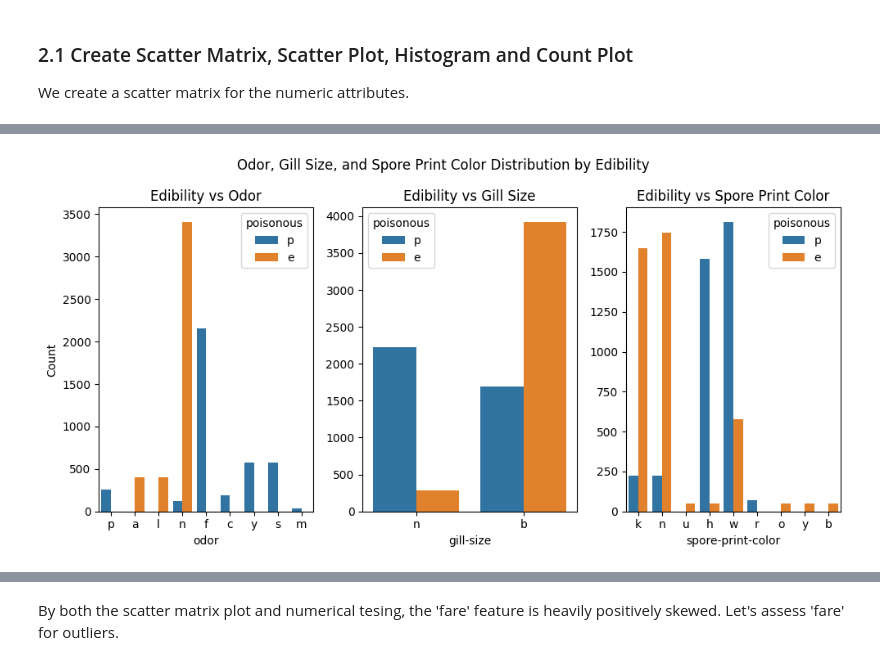
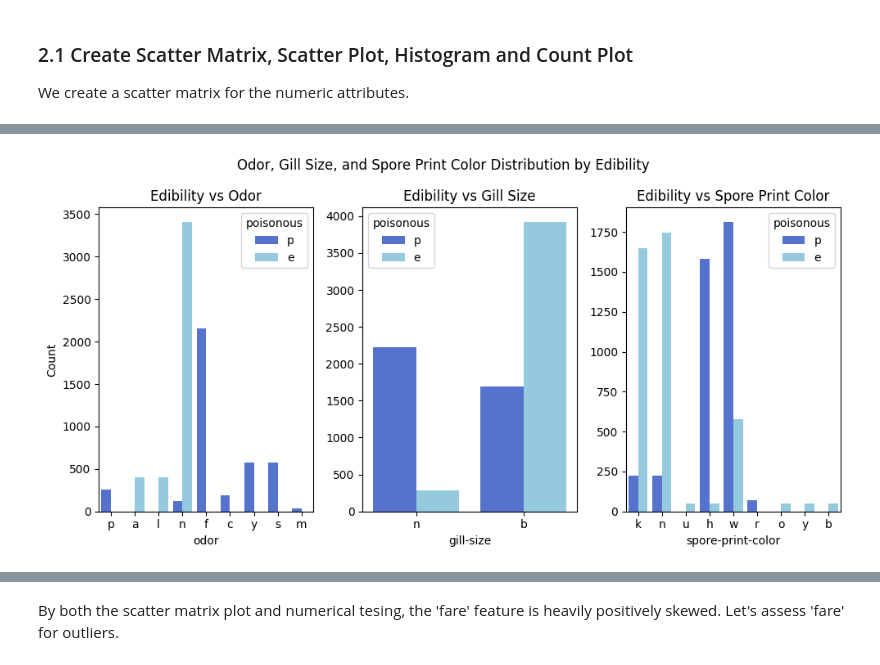
Before and after one commit to JfromNWMS/applied-ml-jordan, a Jupyter notebook: notebooks/Midterm/ml_midterm_joran.ipynb, the cells around one changed output, grey strips where cells are left out. Saved outputs shown, nothing was run; the diff lists cells and outputs as text; code cells hidden in the pictures.

```diff
--- a/notebooks/Midterm/ml_midterm_joran.ipynb
+++ b/notebooks/Midterm/ml_midterm_joran.ipynb
@@ -121,11 +121,9 @@ We create a scatter matrix for the numeric attributes.
 fig, axes = plt.subplots(nrows=6, ncols=4, figsize=(10,20))
 axes=axes.flatten()
 
-
 for idx, col in enumerate(mushroom_df.columns):
 
-    sns.countplot(x=col, hue="poisonous", data=mushroom_df, ax=axes[idx])
-    axes[idx].set_title(f"Edibility vs {col.replace("-", " ").title()}")
+    sns.countplot(x=col, hue="poisonous", data=mushroom_df, ax=axes[idx], palette=["royalblue","skyblue"])
 
 axes[-1].set_axis_off()
 plt.tight_layout()
@@ -135,14 +133,14 @@ plt.show()
 # %%
 fig, axes = plt.subplots(nrows=1, ncols=3, figsize=(10,5))
 
 for ax, col in zip(axes.flatten(), ("odor", "gill-size", "spore-print-color"), strict=True):
 
-    sns.countplot(x=col, hue="poisonous", data=mushroom_df, ax=ax)
+    sns.countplot(x=col, hue="poisonous", data=mushroom_df, ax=ax, palette=["royalblue","skyblue"])
     ax.set_title(f"Edibility vs {col.replace("-", " ").title()}")
     ax.set_ylabel("Count") if ax is axes[0] else ax.set_ylabel("")
 
 fig.suptitle("Odor, Gill Size, and Spore Print Color Distribution by Edibility")
 plt.tight_layout()
 plt.show()
 # %% [output]
-[figure, old version]
+[figure, new version]
```
Also changed, not shown: parts of 2 cells of this notebook.
